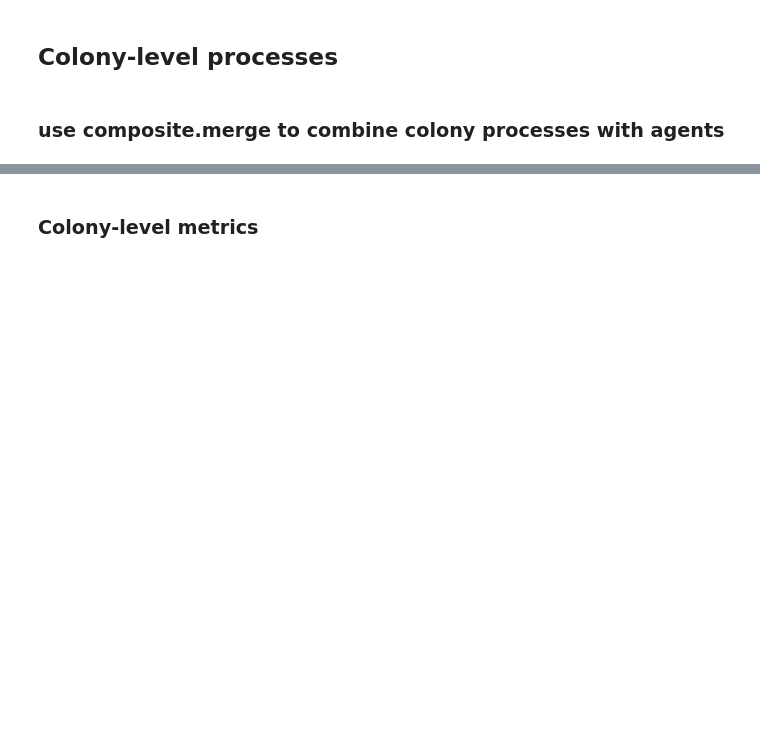
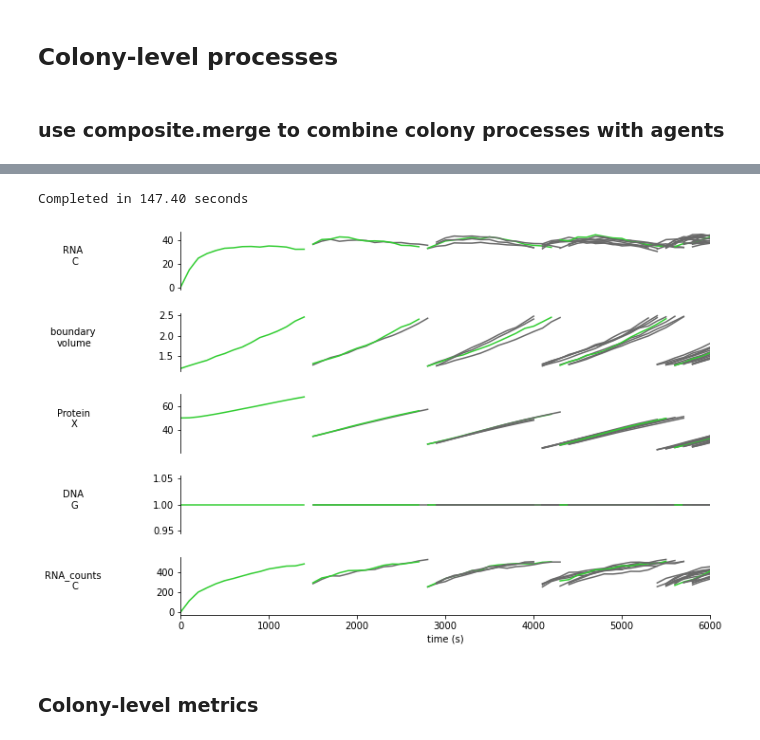
Before and after one commit to vivarium-collective/vivarium-notebooks, a Jupyter notebook: tutorial/Vivarium_interface_basics.ipynb, the cells around one changed output, grey strips where cells are left out. Cells and saved outputs as stored; diff of their text form; code cells hidden in the pictures; blank space fills up the shorter version.

```diff
--- a/tutorial/Vivarium_interface_basics.ipynb
+++ b/tutorial/Vivarium_interface_basics.ipynb
@@ -915,22 +935,26 @@ hierarchy_experiment = composite_in_experiment(
 # %%
 # run the experiment
-hierarchy_experiment.update(4000)
+hierarchy_experiment.update(6000)
+# %% [output]
+Completed in 147.40 seconds
 # %%
 # retrieve the data
 hierarchy_data = hierarchy_experiment.emitter.get_data_unitless()
 path_ts = hierarchy_experiment.emitter.get_path_timeseries()
 
 # add agent colors
 paths = list(path_ts.keys())
 agent_ids = set([path[1] for path in paths])
 agent_colors = {
-    agent_id: 'tab:blue' if all(e == agent_id[0] for e in agent_id)
-    else 'tab:gray'
+    agent_id: 'limegreen' if all(e == agent_id[0] for e in agent_id)
+    else 'dimgray'
     for agent_id in agent_ids}
 hierarchy_plot_settings.update({'agent_colors': agent_colors})
 
 # make plot
 multigen_fig = plot_agents_multigen(hierarchy_data, hierarchy_plot_settings)
+# %% [output]
+[figure, added]
 # %% [markdown]
 ### Colony-level metrics
 # %%
```
Also changed, not shown: parts of 8 cells of this notebook.
